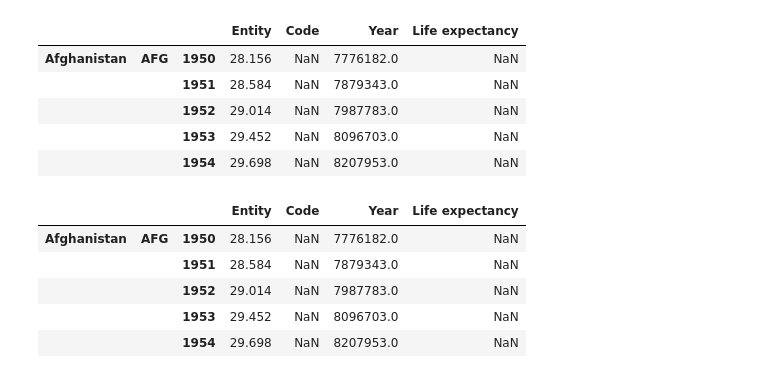
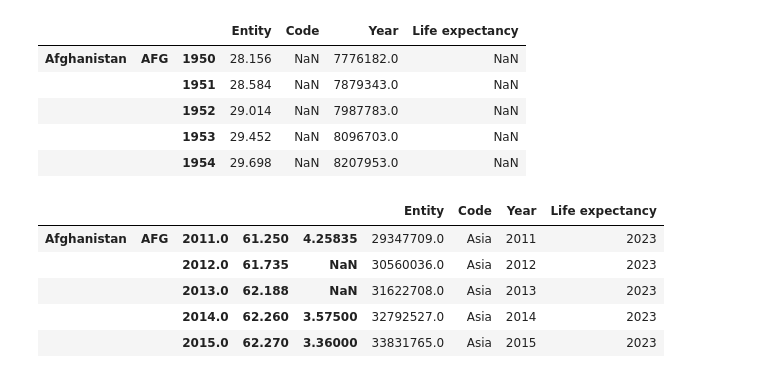
Before and after one commit to Elena-avk/elena, a Jupyter notebook: LN_Python_Elena_Yasemin.ipynb, the cells around one changed output. Saved outputs shown, nothing was run; the diff lists cells and outputs as text; code cells hidden in the pictures.

```diff
--- a/LN_Python_Elena_Yasemin.ipynb
+++ b/LN_Python_Elena_Yasemin.ipynb
@@ -286,14 +286,14 @@ df = pd.read_csv('life-satisfaction-vs-life-expectancy.csv', skiprows=1,
                  names=['Gebiet', 'Jahr', 'Life Expectancy', 'Self-reported life satisfaction'])
 # %%
 import pandas as pd
-df = pd.read_csv('life-satisfaction-vs-life-expectancy.csv', skiprows=1,
+df = pd.read_csv('life-satisfaction-vs-life-expectancy.filtered.csv.', skiprows=1,
                  names=['Entity','Code','Year','Life expectancy'])
 
 df.head()
 # %% [output]
-|  |  |  | Entity | Code | Year | Life expectancy |
-| Afghanistan | AFG | 1950 | 28.156 | NaN | 7776182.0 | NaN |
-|  |  | 1951 | 28.584 | NaN | 7879343.0 | NaN |
-|  |  | 1952 | 29.014 | NaN | 7987783.0 | NaN |
-|  |  | 1953 | 29.452 | NaN | 8096703.0 | NaN |
-|  |  | 1954 | 29.698 | NaN | 8207953.0 | NaN |
+|  |  |  |  |  | Entity | Code | Year | Life expectancy |
+| Afghanistan | AFG | 2011.0 | 61.250 | 4.25835 | 29347709.0 | Asia | 2011 | 2023 |
+|  |  | 2012.0 | 61.735 | NaN | 30560036.0 | Asia | 2012 | 2023 |
+|  |  | 2013.0 | 62.188 | NaN | 31622708.0 | Asia | 2013 | 2023 |
+|  |  | 2014.0 | 62.260 | 3.57500 | 32792527.0 | Asia | 2014 | 2023 |
+|  |  | 2015.0 | 62.270 | 3.36000 | 33831765.0 | Asia | 2015 | 2023 |
```
Also changed, not shown: parts of 1 cell of this notebook, 1 other file.
